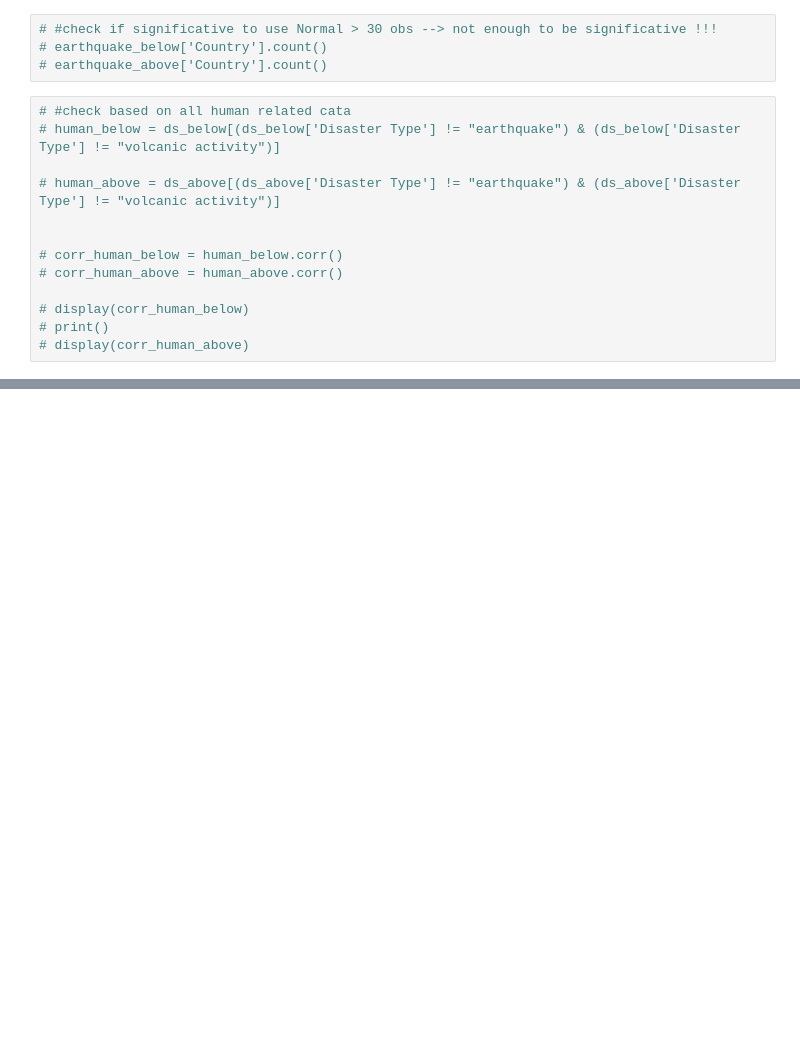
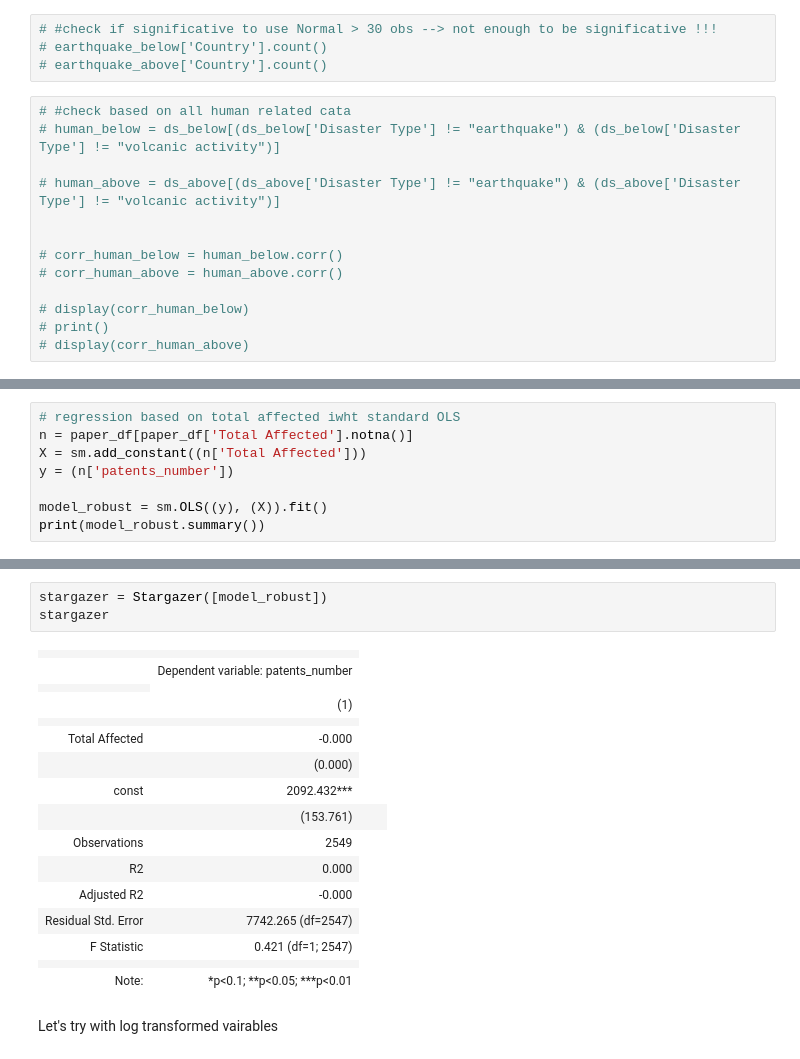
Before and after one commit to igordall/green-patents, a Jupyter notebook: Elephant_V2.ipynb, the cells around one changed output, grey strips where cells are left out. Drawn from its saved outputs; the diff is of its cells as text; blank space fills up the shorter version.

```diff
--- a/Elephant_V2.ipynb
+++ b/Elephant_V2.ipynb
@@ -1783,0 +1785,8 @@ Notes:
+# %%
+# regression based on total affected iwht standard OLS
+n = paper_df[paper_df['Total Affected'].notna()]
+X = sm.add_constant((n['Total Affected']))
+y = (n['patents_number'])
+
+model_robust = sm.OLS((y), (X)).fit()
+print(model_robust.summary())
@@ -1783,0 +1811,22 @@ Notes:
+# %%
+stargazer = Stargazer([model_robust])
+stargazer
+# %% [output]
+|  |  |
+|  | Dependent variable: patents_number |
+|  |
+|  | (1) |
+|  |  |
+| Total Affected | -0.000 |
+|  | (0.000) |
+| const | 2092.432*** |
+|  | (153.761) |  |  |
+| Observations | 2549 |
+| R2 | 0.000 |
+| Adjusted R2 | -0.000 |
+| Residual Std. Error | 7742.265 (df=2547) |
+| F Statistic | 0.421 (df=1; 2547) |
+|  |  |
+| Note: | *p<0.1; **p<0.05; ***p<0.01 |
+# %% [markdown]
+Let's try with log transformed vairables
```
Also changed, not shown: parts of 38 cells of this notebook.
